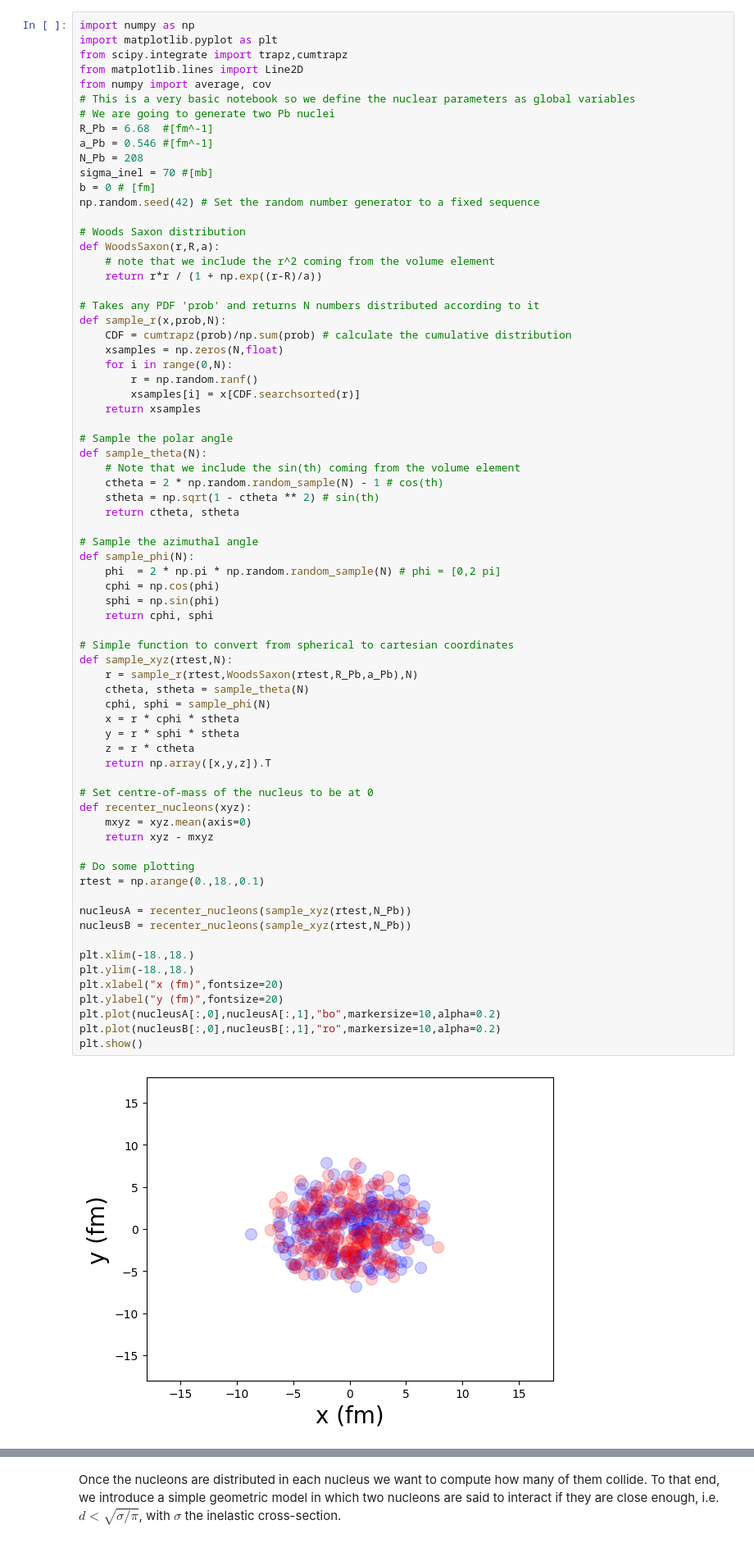
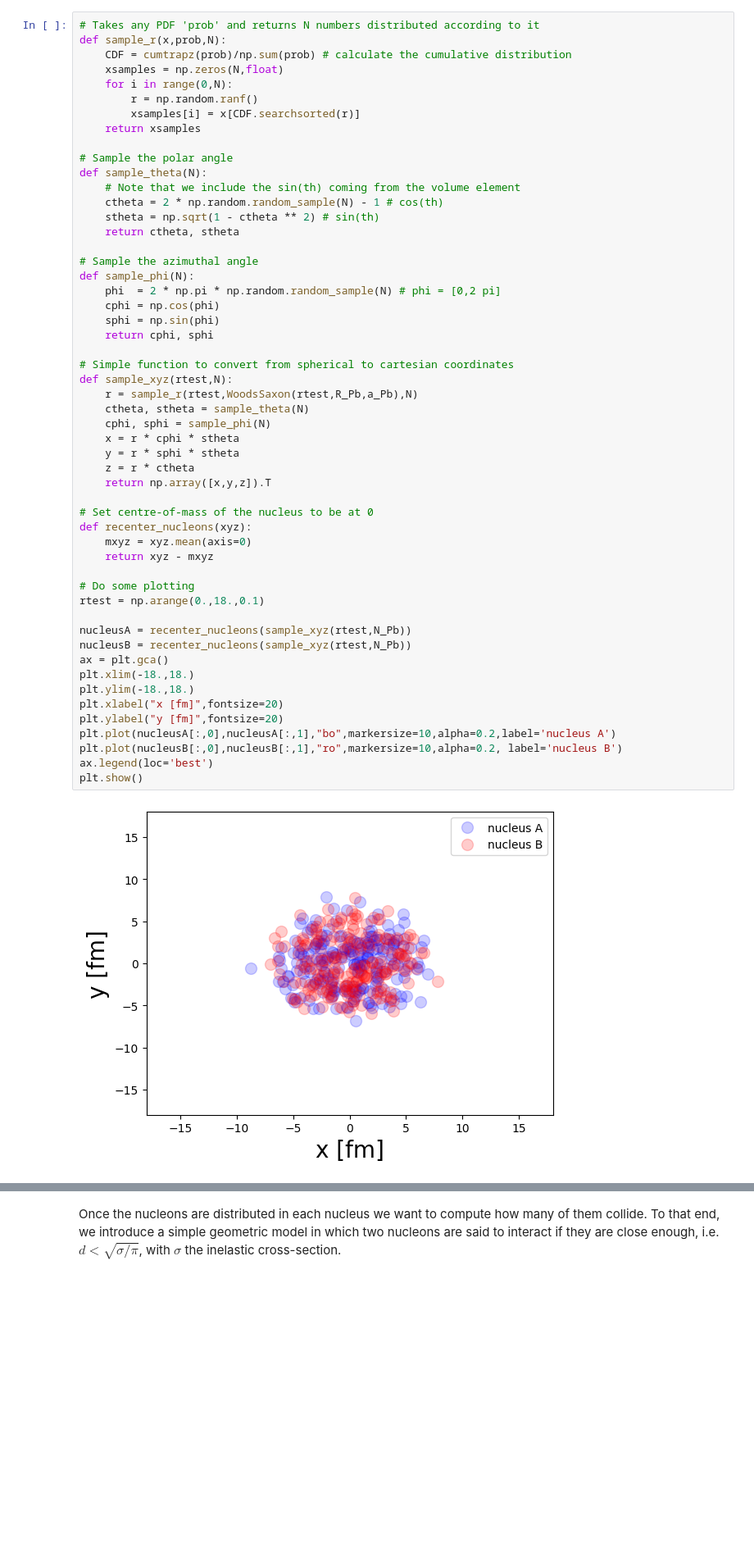
Before and after one commit to albaontoso/2024-Granada-heavyion-lectures, a Jupyter notebook: mc-glauber.ipynb, the cells around one changed output, grey strips where cells are left out. Shown at 82% size. Saved outputs shown, nothing was run; the diff lists cells and outputs as text; blank space fills up the shorter version.

Commit message:
some updates on mc-glauber and included a plotting script for nPDFs

```diff
--- a/mc-glauber.ipynb
+++ b/mc-glauber.ipynb
@@ -9,23 +46,4 @@ We use uniform distributions of the polar and azimuth angles $\theta$ and $\phi$
 # %%
-import numpy as np
-import matplotlib.pyplot as plt
-from scipy.integrate import trapz,cumtrapz
-from matplotlib.lines import Line2D
-from numpy import average, cov
-# This is a very basic notebook so we define the nuclear parameters as global variables
-# We are going to generate two Pb nuclei
-R_Pb = 6.68  #[fm^-1]
-a_Pb = 0.546 #[fm^-1]
-N_Pb = 208
-sigma_inel = 70 #[mb]
-b = 0 # [fm]
-np.random.seed(42) # Set the random number generator to a fixed sequence
-
-# Woods Saxon distribution
-def WoodsSaxon(r,R,a):
-    # note that we include the r^2 coming from the volume element
-    return r*r / (1 + np.exp((r-R)/a))
-
 # Takes any PDF 'prob' and returns N numbers distributed according to it
 def sample_r(x,prob,N):
     CDF = cumtrapz(prob)/np.sum(prob) # calculate the cumulative distribution
@@ -46,36 +64,37 @@ def sample_theta(N):
 def sample_phi(N):
     phi  = 2 * np.pi * np.random.random_sample(N) # phi = [0,2 pi]
     cphi = np.cos(phi)
     sphi = np.sin(phi)
     return cphi, sphi
 
 # Simple function to convert from spherical to cartesian coordinates
 def sample_xyz(rtest,N):
     r = sample_r(rtest,WoodsSaxon(rtest,R_Pb,a_Pb),N)
     ctheta, stheta = sample_theta(N)
     cphi, sphi = sample_phi(N)
     x = r * cphi * stheta
     y = r * sphi * stheta
     z = r * ctheta
     return np.array([x,y,z]).T
 
 # Set centre-of-mass of the nucleus to be at 0
 def recenter_nucleons(xyz):
     mxyz = xyz.mean(axis=0)
     return xyz - mxyz
 
 # Do some plotting
 rtest = np.arange(0.,18.,0.1)
 
 nucleusA = recenter_nucleons(sample_xyz(rtest,N_Pb))
 nucleusB = recenter_nucleons(sample_xyz(rtest,N_Pb))
-
+ax = plt.gca()
 plt.xlim(-18.,18.)
 plt.ylim(-18.,18.)
-plt.xlabel("x (fm)",fontsize=20)
-plt.ylabel("y (fm)",fontsize=20)
-plt.plot(nucleusA[:,0],nucleusA[:,1],"bo",markersize=10,alpha=0.2)
-plt.plot(nucleusB[:,0],nucleusB[:,1],"ro",markersize=10,alpha=0.2)
+plt.xlabel("x [fm]",fontsize=20)
+plt.ylabel("y [fm]",fontsize=20)
+plt.plot(nucleusA[:,0],nucleusA[:,1],"bo",markersize=10,alpha=0.2,label='nucleus A')
+plt.plot(nucleusB[:,0],nucleusB[:,1],"ro",markersize=10,alpha=0.2, label='nucleus B')
+ax.legend(loc='best')
 plt.show()
 # %% [output]
-[figure, old version]
+[figure, new version]
```
Also changed, not shown: parts of 3 cells of this notebook, 2 other files.
